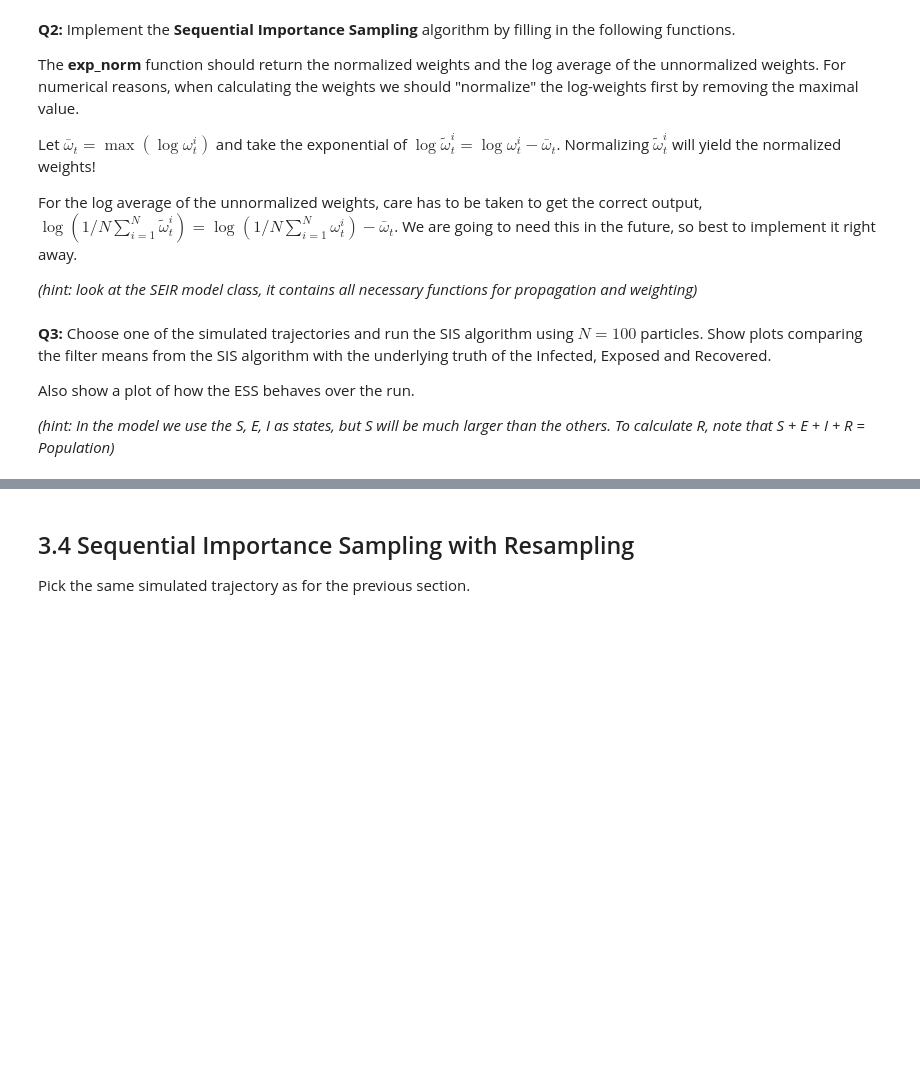
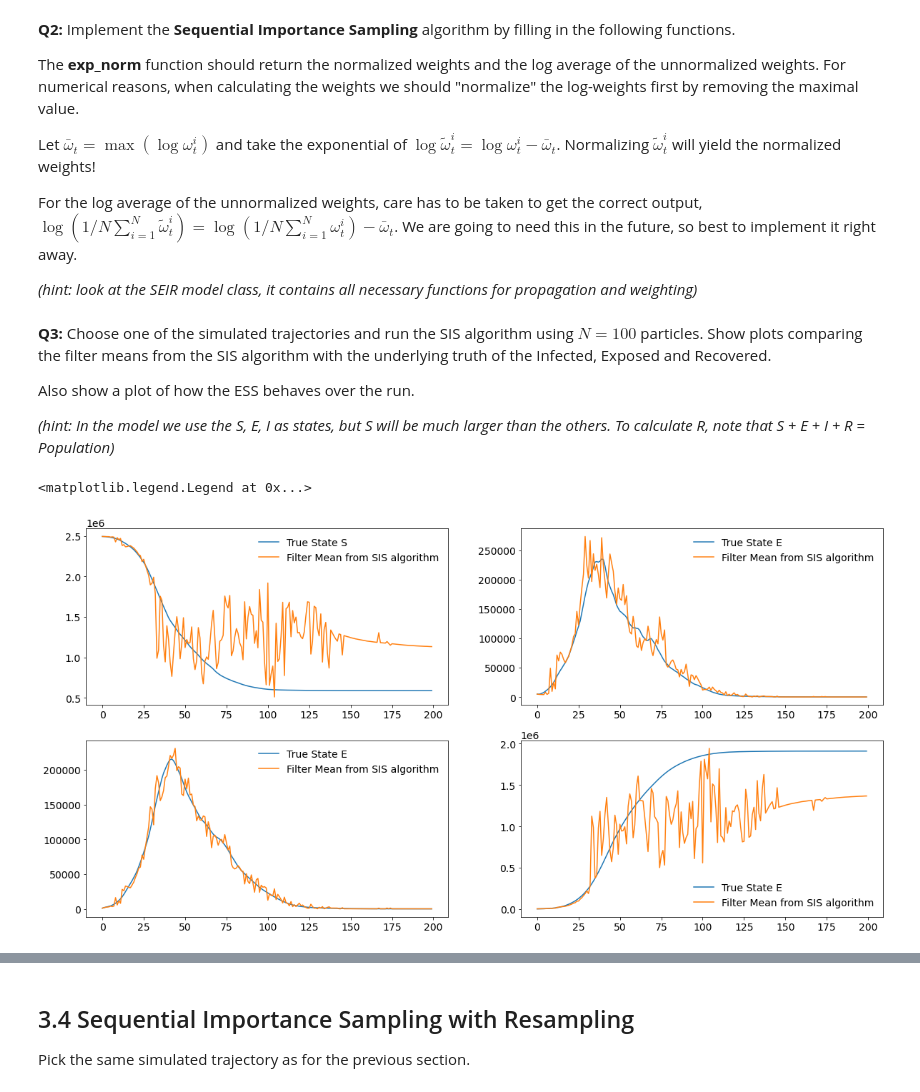
Before and after one commit to jrakhshanda/Time-Series-Sequence-Learning, a Jupyter notebook: tssl_lab3.ipynb, the cells around one changed output, grey strips where cells are left out. Drawn from its saved outputs; the diff is of its cells as text; code cells hidden in the pictures; blank space fills up the shorter version.

```diff
--- a/tssl_lab3.ipynb
+++ b/tssl_lab3.ipynb
@@ -190,7 +185,7 @@ def ESS(wgt):
     ess : float
         Effective sample size.
     """
-    ess = np.sum(wgt)
+    ess = (np.sum(wgt))**2 / np.sum(wgt**2)
 
     return ess
 
@@ -211,10 +206,10 @@ def sis_filter(model, y, N):
         # Sample from "bootstrap proposal"
         if t == 0:
             particles[:, :, 0] = model.sample_state(N=N) # Initialize from p(alpha_1)
-            logW[0, :, 0] = model.sample_obs(alpha=particles[:,:,0]) # Compute weights
+            logW[0, :, 0] = model.log_lik(y[t],alpha=particles[:,:,t]) # Compute weights
         else:
             particles[:, :, t] = model.sample_state(particles[:, :, t - 1], N=N) # Propagate according to dynamics
-            logW[0, :, t] = model.sample_obs(alpha=particles[:,:,t]) # Update weights
+            logW[0, :, t] = model.log_lik(y[t],alpha=particles[:,:,t]) # Update weights
 
         # Normalize the importance weights and compute N_eff
         W[0, :, t], _ = exp_norm(logW[0, :, t])
@@ -235,0 +228,27 @@ sis.
+# %%
+sis = sis_filter(model=model,y=ys[1], N =100)
+sis_st = sis.alpha_filt[0,:,:].reshape(200,1)
+sis_it = sis.alpha_filt[2,:,:].reshape(200,1)
+sis_et = sis.alpha_filt[1,:,:].reshape(200,1)
+sis_rt = (population_size - sis_st - sis_et - sis_it).reshape(200,1)
+# %%
+plt.rcParams["figure.figsize"] = (20,10)
+plt.subplot(221)
+plt.plot(T,s_t[1,:], label = 'True State S')
+plt.plot(T,sis_st,label = 'Filter Mean from SIS algorithm')
+plt.legend(loc='best', frameon=False)
+plt.subplot(222)
+plt.plot(T,e_t[1,:], label = 'True State E')
+plt.plot(T,sis_et,label = 'Filter Mean from SIS algorithm')
+plt.legend(loc='best', frameon=False)
+plt.subplot(223)
+plt.plot(T,i_t[1,:], label = 'True State E')
+plt.plot(T,sis_it,label = 'Filter Mean from SIS algorithm')
+plt.legend(loc='best', frameon=False)
+plt.subplot(224)
+plt.plot(T,r_t[1,:], label = 'True State E')
+plt.plot(T,sis_rt,label = 'Filter Mean from SIS algorithm')
+plt.legend(loc='best', frameon=False)
+# %% [output]
+<matplotlib.legend.Legend at 0x...>
+[figure, added]
```
Also changed, not shown: parts of 14 cells of this notebook.
